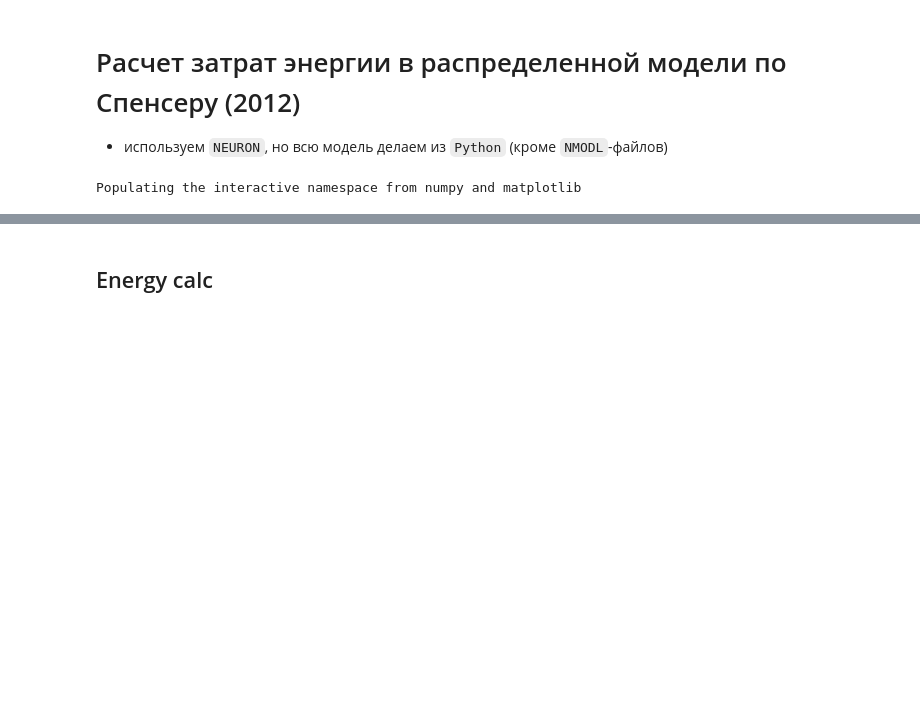
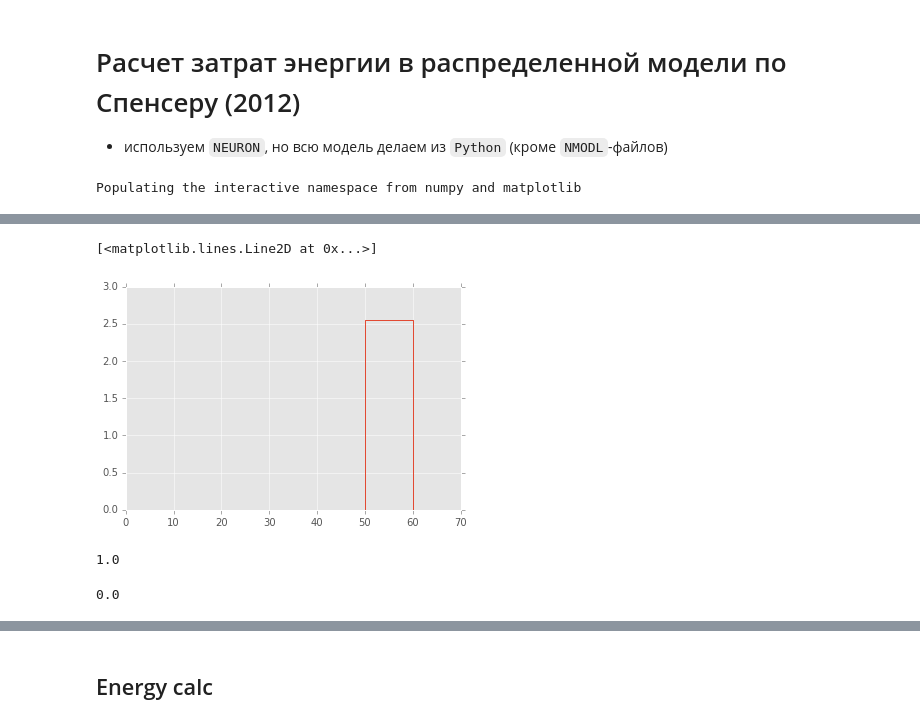
Before and after one commit to abrazhe/OC2, a Jupyter notebook: Spencer-energy.ipynb, the cells around one changed output, grey strips where cells are left out. Drawn from its saved outputs; the diff is of its cells as text; code cells hidden in the pictures; blank space fills up the shorter version.

```diff
--- a/Spencer-energy.ipynb
+++ b/Spencer-energy.ipynb
@@ -96,0 +243,19 @@ init_octopus()
+# %%
+plot(tv, ipulse)
+# %% [output]
+[<matplotlib.lines.Line2D at 0x...>]
+[figure, added]
+# %%
+tvx = arange(0, 80, 0.1)
+iramp1 = (tvx-50)*0.1
+
+
+iramph = h.Vector(iramp1)
+
+iramph.play(oc.stim, oc.stim._ref_amp, 0.1)
+# %% [output]
+1.0
+# %%
+h.run()
+# %% [output]
+0.0
```
Also changed, not shown: parts of 16 cells of this notebook.
